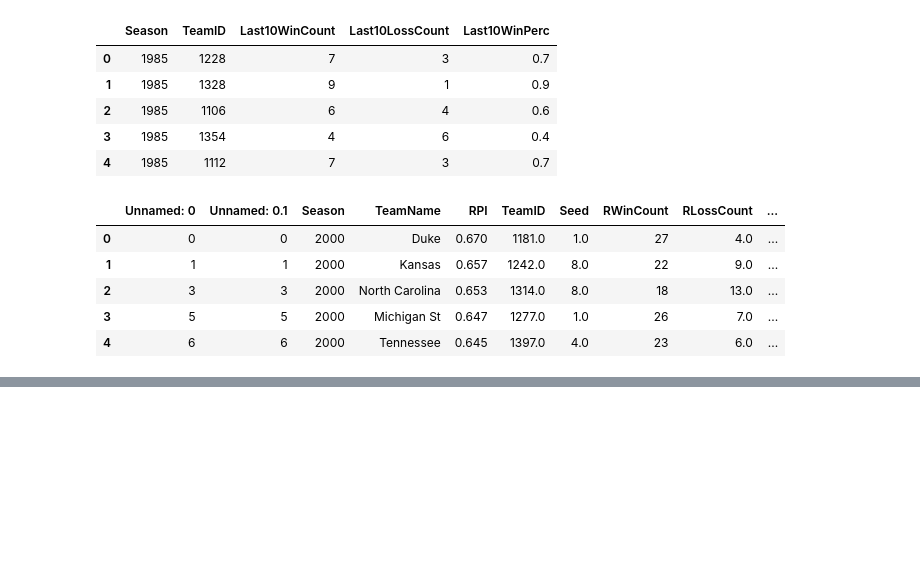
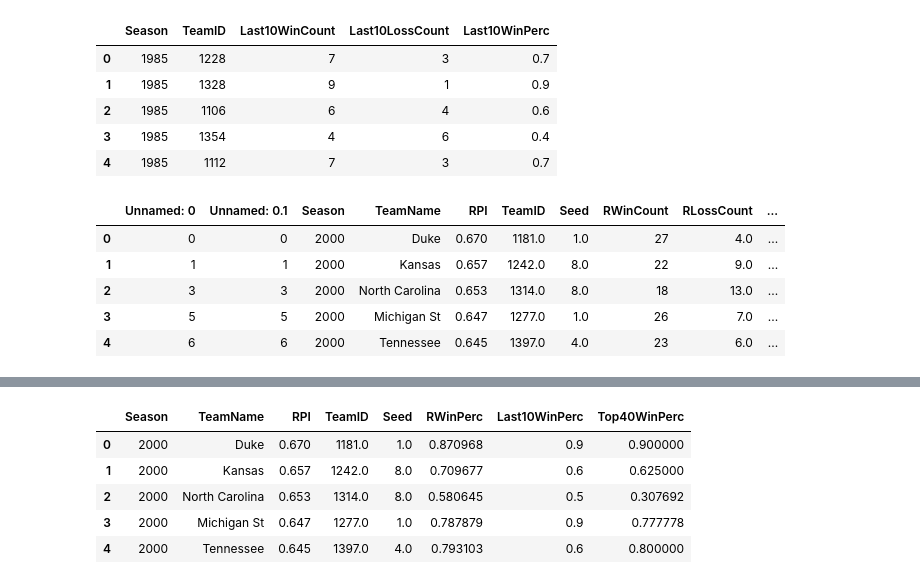
Before and after one commit to kgnadinger/ncaa_tournament_ml_model, a Jupyter notebook: tournament_model.ipynb, the cells around one changed output, grey strips where cells are left out. Cells and saved outputs as stored; diff of their text form; code cells hidden in the pictures; blank space fills up the shorter version.

```diff
--- a/tournament_model.ipynb
+++ b/tournament_model.ipynb
@@ -291,0 +302,10 @@ df_team_master.head()
+# %%
+df_cleansed_master = df_team_master.drop(labels=["RWinCount", "RLossCount", "CWinCount", "CLossCount", "CWinPerc", "Last10WinCount", "Last10LossCount", "Top40Wins", "Top40LOsses" ], inplace=False, axis=1)
+df_cleansed_master.head()
+# %% [output]
+|  | Season | TeamName | RPI | TeamID | Seed | RWinPerc | Last10WinPerc | Top40WinPerc |
+| 0 | 2000 | Duke | 0.670 | 1181.0 | 1.0 | 0.870968 | 0.9 | 0.900000 |
+| 1 | 2000 | Kansas | 0.657 | 1242.0 | 8.0 | 0.709677 | 0.6 | 0.625000 |
+| 2 | 2000 | North Carolina | 0.653 | 1314.0 | 8.0 | 0.580645 | 0.5 | 0.307692 |
+| 3 | 2000 | Michigan St | 0.647 | 1277.0 | 1.0 | 0.787879 | 0.9 | 0.777778 |
+| 4 | 2000 | Tennessee | 0.645 | 1397.0 | 4.0 | 0.793103 | 0.6 | 0.800000 |
```
Also changed, not shown: parts of 18 cells of this notebook.
